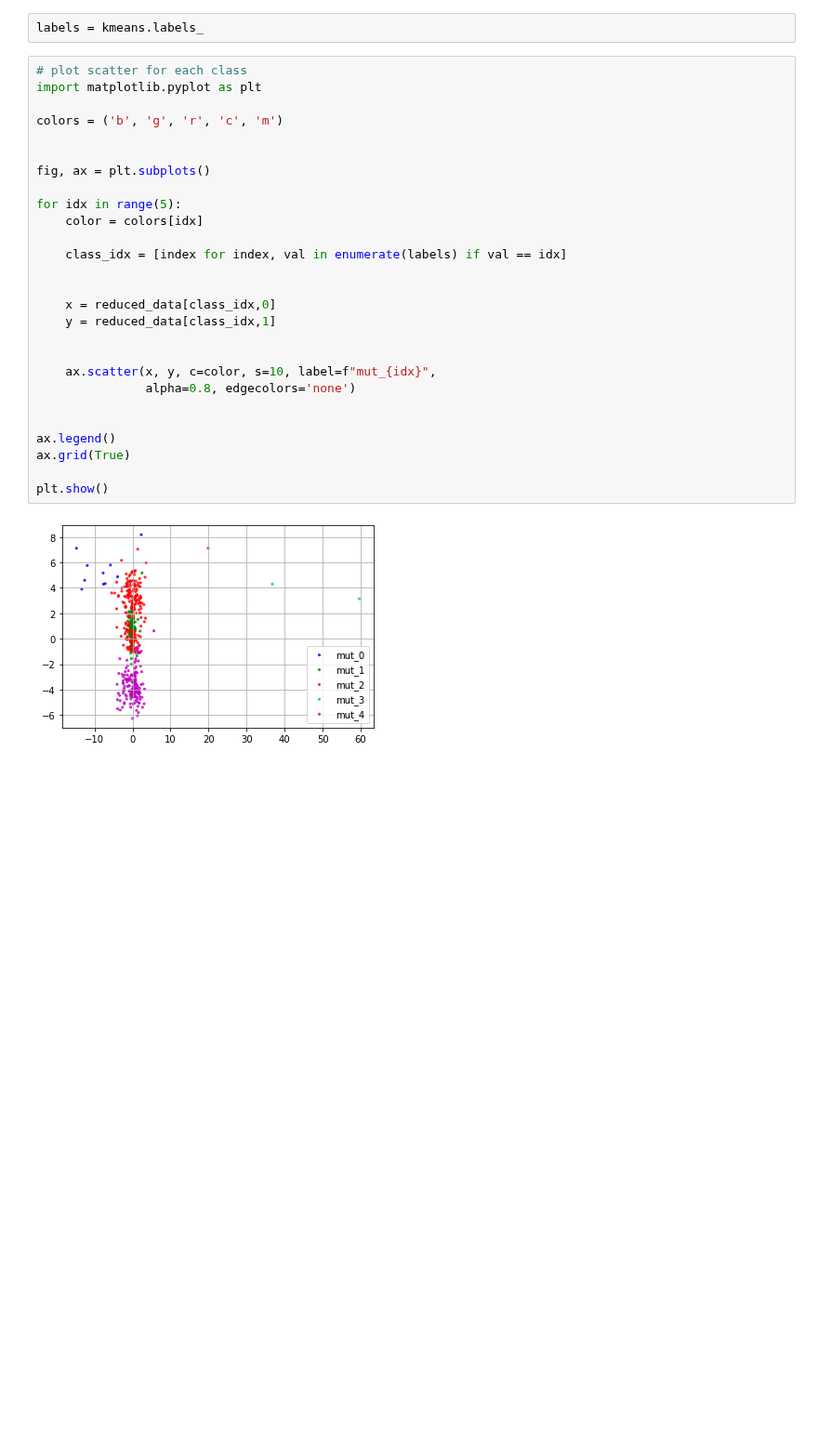
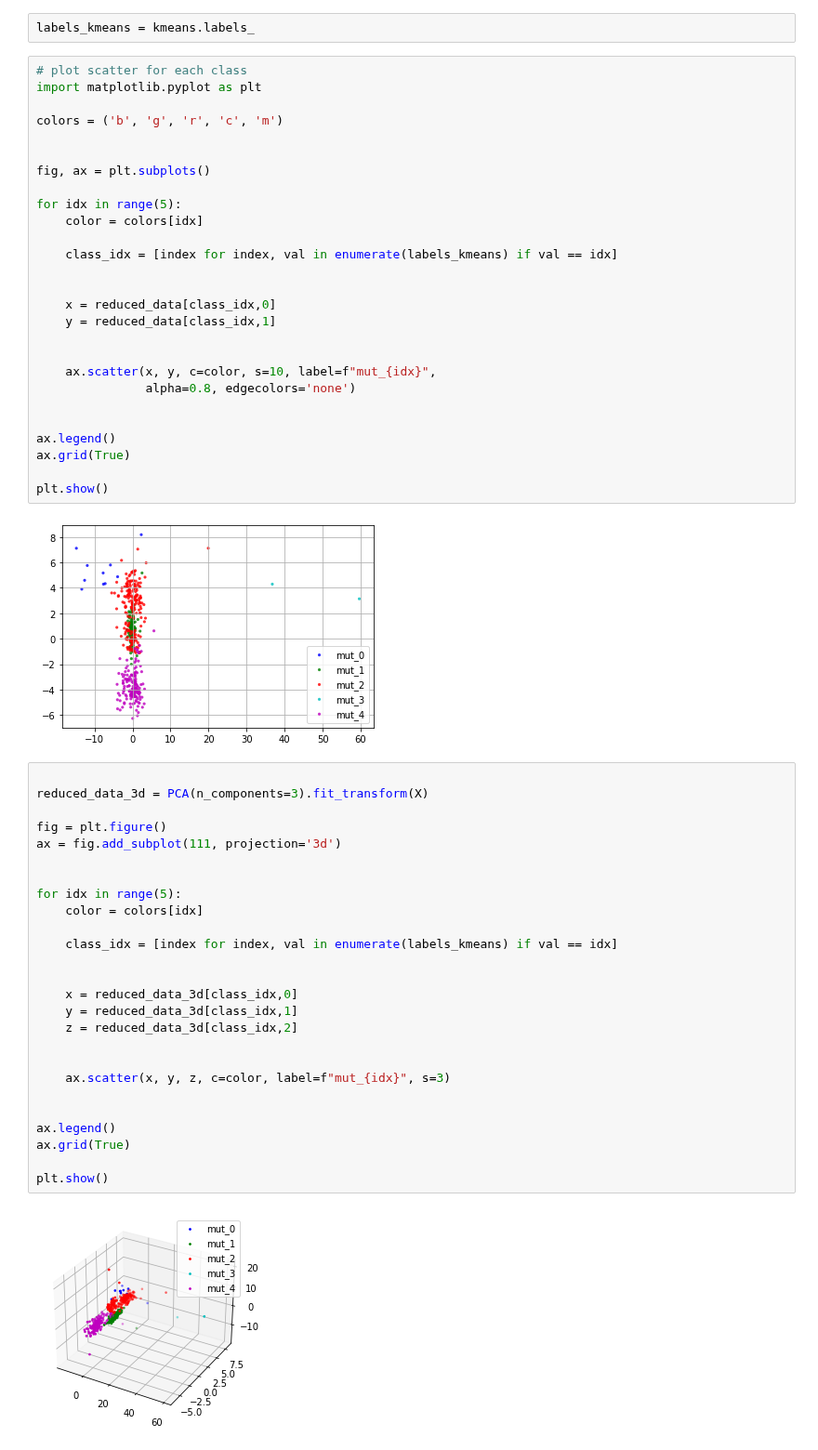
Before and after one commit to aka-sova/236756_Introduction_to_ML, a Jupyter notebook: hw4/wet_alex/data_preparation.ipynb, the cells around one changed output. Shown at 93% size. Cells and saved outputs as stored; diff of their text form; blank space fills up the shorter version.

```diff
--- a/hw4/wet_alex/data_preparation.ipynb
+++ b/hw4/wet_alex/data_preparation.ipynb
@@ -165,7 +165,7 @@ reduced_data = PCA(n_components=2).fit_transform(X)
 # %% [markdown]
 ### user the scaller on the same plot for each class
 # %%
-labels = kmeans.labels_
+labels_kmeans = kmeans.labels_
 # %%
 # plot scatter for each class
 import matplotlib.pyplot as plt
@@ -178,7 +178,7 @@ fig, ax = plt.subplots()
 for idx in range(5):
     color = colors[idx]
 
-    class_idx = [index for index, val in enumerate(labels) if val == idx]
+    class_idx = [index for index, val in enumerate(labels_kmeans) if val == idx]
 
 
     x = reduced_data[class_idx,0]
@@ -195,3 +195,31 @@ ax.grid(True)
 plt.show()
 # %% [output]
 [figure]
+# %%
+
+reduced_data_3d = PCA(n_components=3).fit_transform(X)
+
+fig = plt.figure()
+ax = fig.add_subplot(111, projection='3d')
+
+
+for idx in range(5):
+    color = colors[idx]
+
+    class_idx = [index for index, val in enumerate(labels_kmeans) if val == idx]
+
+
+    x = reduced_data_3d[class_idx,0]
+    y = reduced_data_3d[class_idx,1]
+    z = reduced_data_3d[class_idx,2]
+
+
+    ax.scatter(x, y, z, c=color, label=f"mut_{idx}", s=3)
+
+
+ax.legend()
+ax.grid(True)
+
+plt.show()
+# %% [output]
+[figure, added]
```
Also changed, not shown: parts of 22 cells of this notebook.
